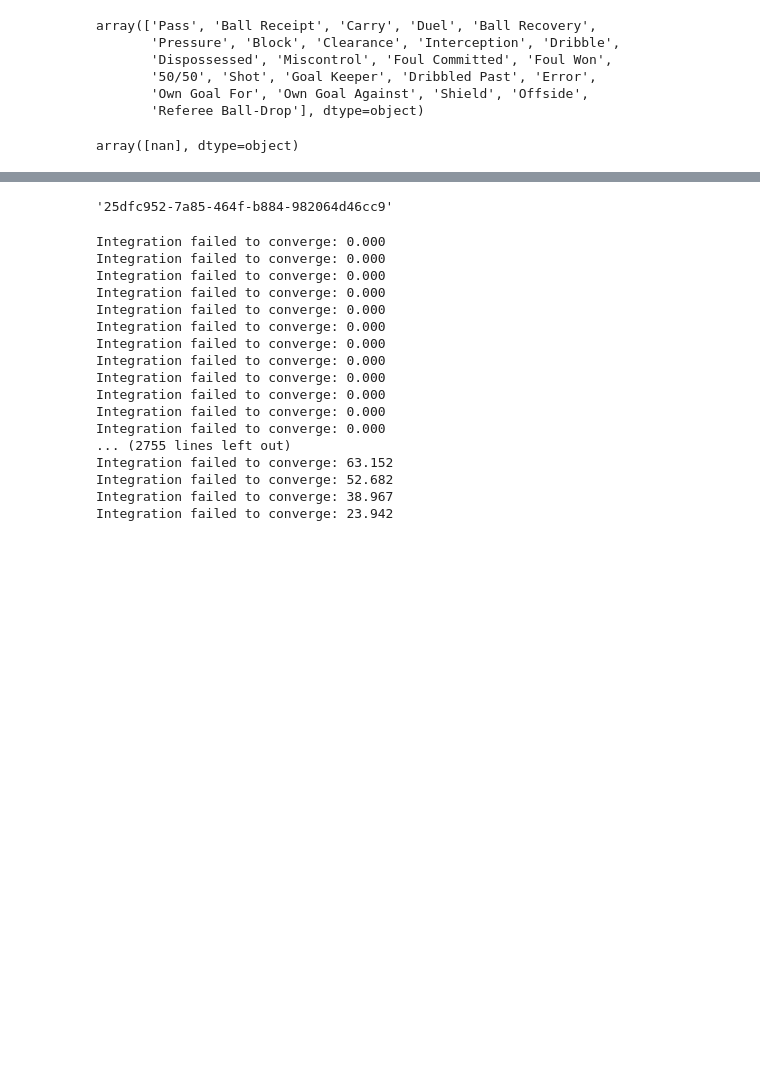
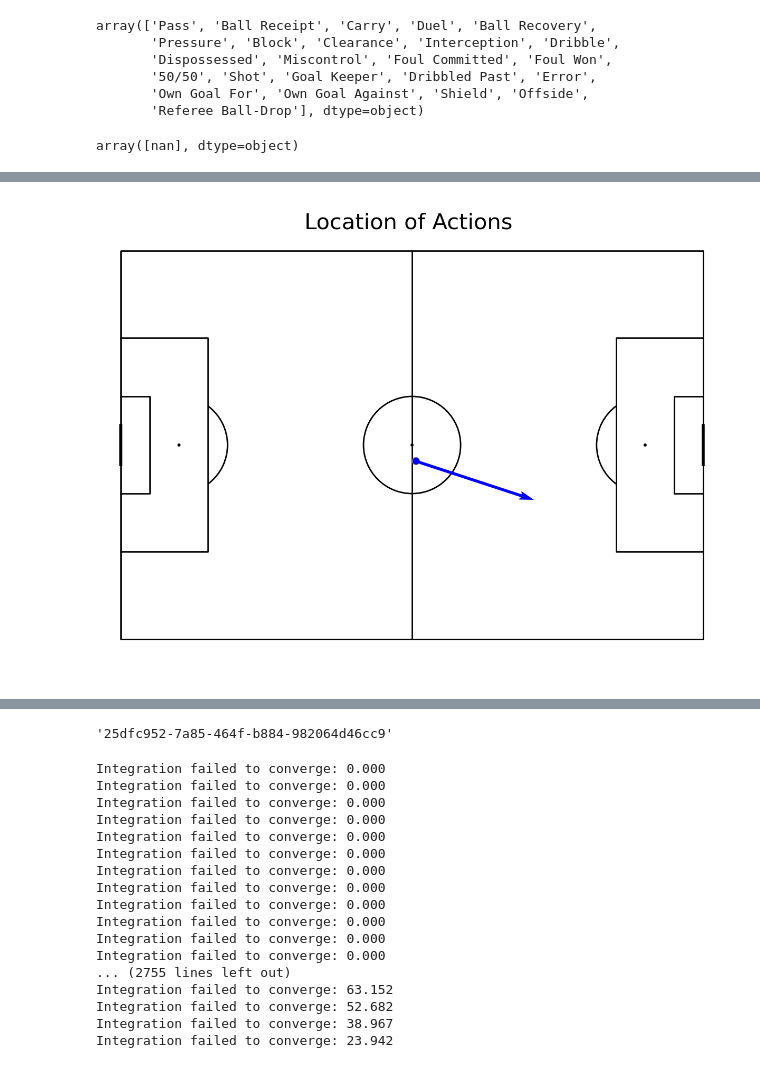
Before and after one commit to FHaddad99/360-Analysis, a Jupyter notebook: Adding EPV to Pitch Control.ipynb, the cells around one changed output, grey strips where cells are left out. Cells and saved outputs as stored; diff of their text form; code cells hidden in the pictures; blank space fills up the shorter version.

```diff
--- a/Adding EPV to Pitch Control.ipynb
+++ b/Adding EPV to Pitch Control.ipynb
@@ -425,0 +1020,14 @@ print(non_involved_velocities[next(iter(non_involved_velocities))])
+# %%
+#plot pitch
+pitch = Pitch(pitch_type='statsbomb', line_color='black')
+fig, ax = pitch.grid(grid_height=0.9, title_height=0.06, axis=False,
+                     endnote_height=0.04, title_space=0, endnote_space=0)
+#scatter the location on the pitch
+pitch.scatter(filtered_df.x, filtered_df.y, s=100, color='blue', edgecolors='grey', linewidth=1, alpha=1, ax=ax["pitch"])
+#uncomment it to plot arrows
+pitch.arrows(filtered_df.x, filtered_df.y, filtered_df.end_x, filtered_df.end_y, color = "blue", ax=ax['pitch'])
+#add title
+fig.suptitle('Location of Actions ', fontsize = 30)
+plt.show()
+# %% [output]
+[figure, added]
```
Also changed, not shown: parts of 78 cells of this notebook.
